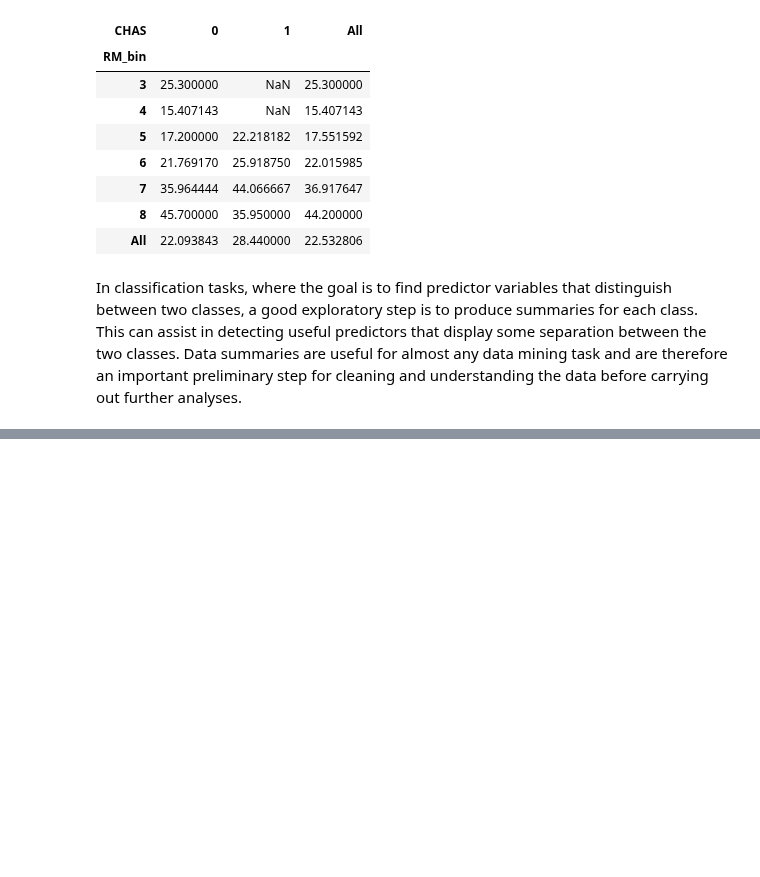
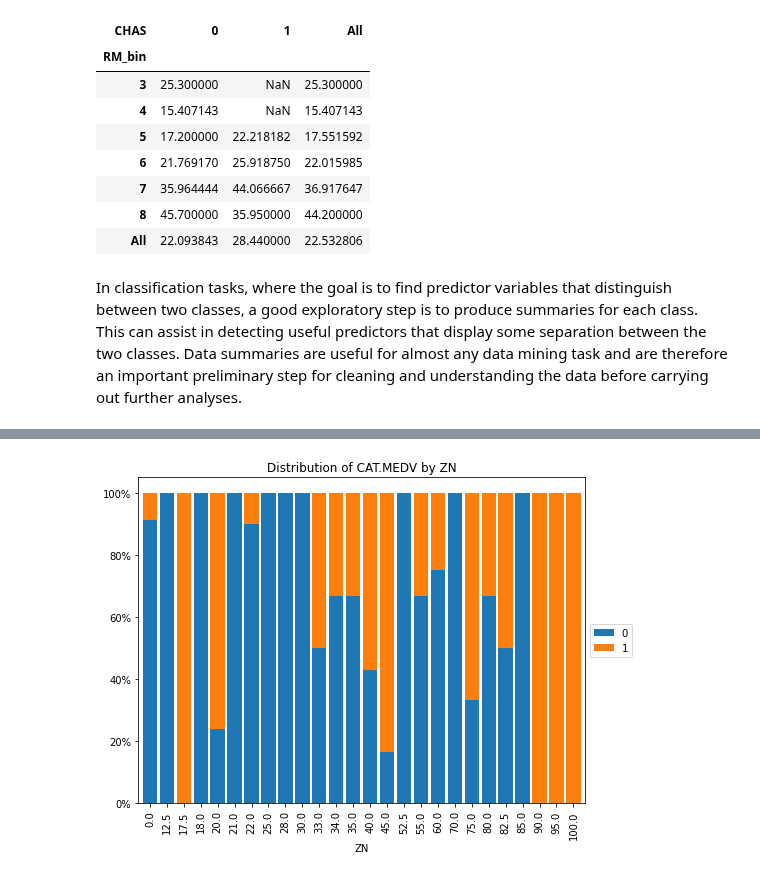
Before and after one commit to jeantardelli/data-mining-for-business-analytics, a Jupyter notebook: analysis/dimension-reduction.ipynb, the cells around one changed output, grey strips where cells are left out. Cells and saved outputs as stored; diff of their text form; code cells hidden in the pictures; blank space fills up the shorter version.

Commit message:
Correlation Analysis and Reducing the number of categorical variables

```diff
--- a/analysis/dimension-reduction.ipynb
+++ b/analysis/dimension-reduction.ipynb
@@ -194,0 +201,16 @@ a good exploratory step is to produce summaries for each class. This can assist
+# %%
+# use method crosstab to create a cross-tabulation of two variable
+tbl = pd.crosstab(boston_housing_df.CAT_MEDV, boston_housing_df.ZN)
+
+# convert numbers to ratios
+prop_tbl = tbl / tbl.sum()
+prop_tbl.round(2)
+
+# plot the rations in a stacked bar chart
+ax = prop_tbl.transpose().plot(kind="bar", stacked=True, figsize=(8, 6), width=0.85)
+ax.set_yticklabels(["{:.0%}".format(x) for x in ax.get_yticks()])
+plt.title("Distribution of CAT.MEDV by ZN")
+plt.legend(loc="center left", bbox_to_anchor=(1, 0.5))
+plt.show()
+# %% [output]
+[figure, added]
```
Also changed, not shown: parts of 5 cells of this notebook, 1 other file.
